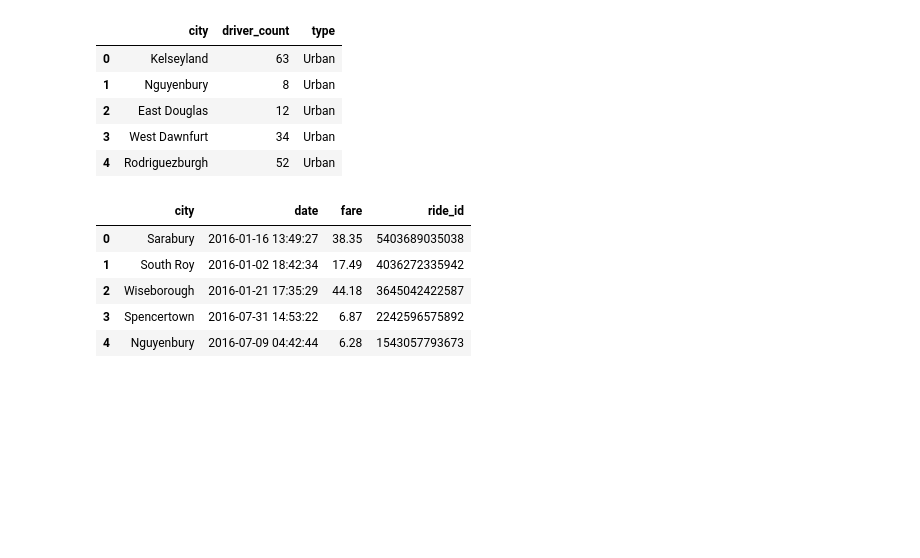
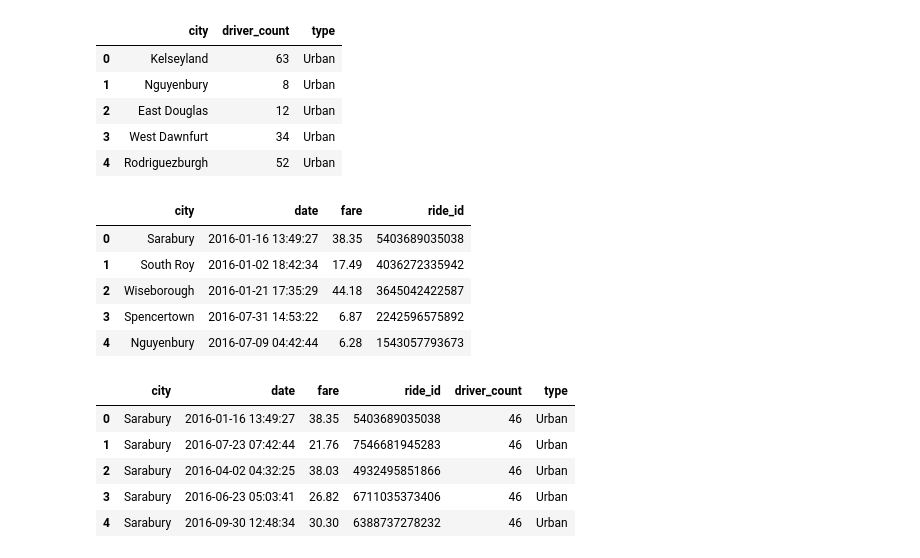
Before and after one commit to nlove21/matplotlib-challenge, a Jupyter notebook: Untitled.ipynb, the cells around one changed output. Saved outputs shown, nothing was run; the diff lists cells and outputs as text; code cells hidden in the pictures; blank space fills up the shorter version.

```diff
--- a/Untitled.ipynb
+++ b/Untitled.ipynb
@@ -46,7 +46,6 @@ ride_df = pd.read_csv(filepath2)
 #city_df = pd.read_csv("city_data.csv")
 #ride_df = pd.read_csv("ride_data.csv")
 # %%
-city_df = city_df.drop_duplicates("city")
 city_df.head()
 # %% [output]
 |  | city | driver_count | type |
@@ -56,7 +55,6 @@ city_df.head()
 | 3 | West Dawnfurt | 34 | Urban |
 | 4 | Rodriguezburgh | 52 | Urban |
 # %%
-ride_df = ride_df.drop_duplicates("city")
 ride_df.head()
 # %% [output]
 |  | city | date | fare | ride_id |
@@ -65,3 +63,13 @@ ride_df.head()
 | 2 | Wiseborough | 2016-01-21 17:35:29 | 44.18 | 3645042422587 |
 | 3 | Spencertown | 2016-07-31 14:53:22 | 6.87 | 2242596575892 |
 | 4 | Nguyenbury | 2016-07-09 04:42:44 | 6.28 | 1543057793673 |
+# %%
+merged_df = ride_df.merge(city_df, on="city")
+merged_df.head()
+# %% [output]
+|  | city | date | fare | ride_id | driver_count | type |
+| 0 | Sarabury | 2016-01-16 13:49:27 | 38.35 | 5403689035038 | 46 | Urban |
+| 1 | Sarabury | 2016-07-23 07:42:44 | 21.76 | 7546681945283 | 46 | Urban |
+| 2 | Sarabury | 2016-04-02 04:32:25 | 38.03 | 4932495851866 | 46 | Urban |
+| 3 | Sarabury | 2016-06-23 05:03:41 | 26.82 | 6711035373406 | 46 | Urban |
+| 4 | Sarabury | 2016-09-30 12:48:34 | 30.30 | 6388737278232 | 46 | Urban |
```
Also changed, not shown: parts of 17 cells of this notebook.
